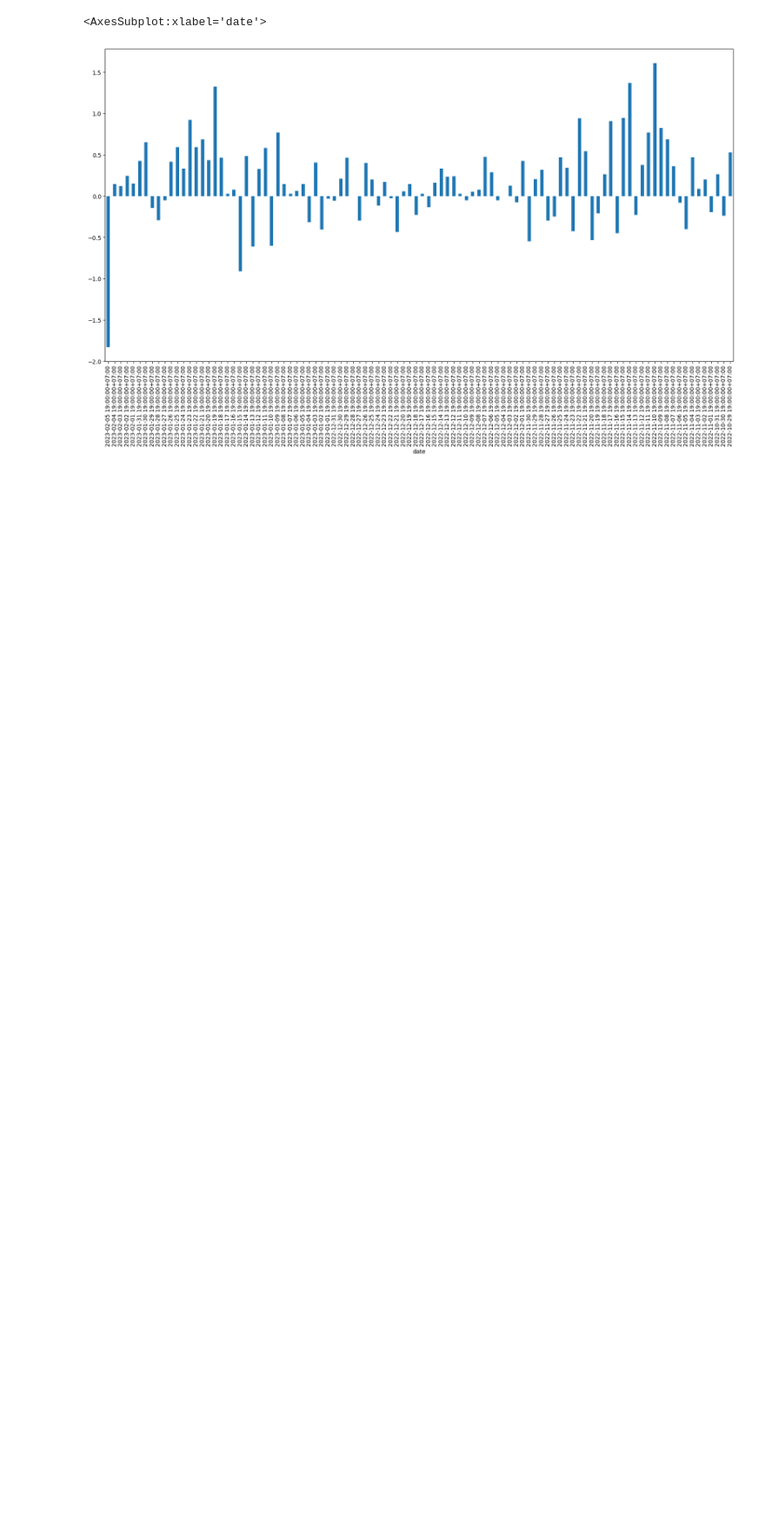
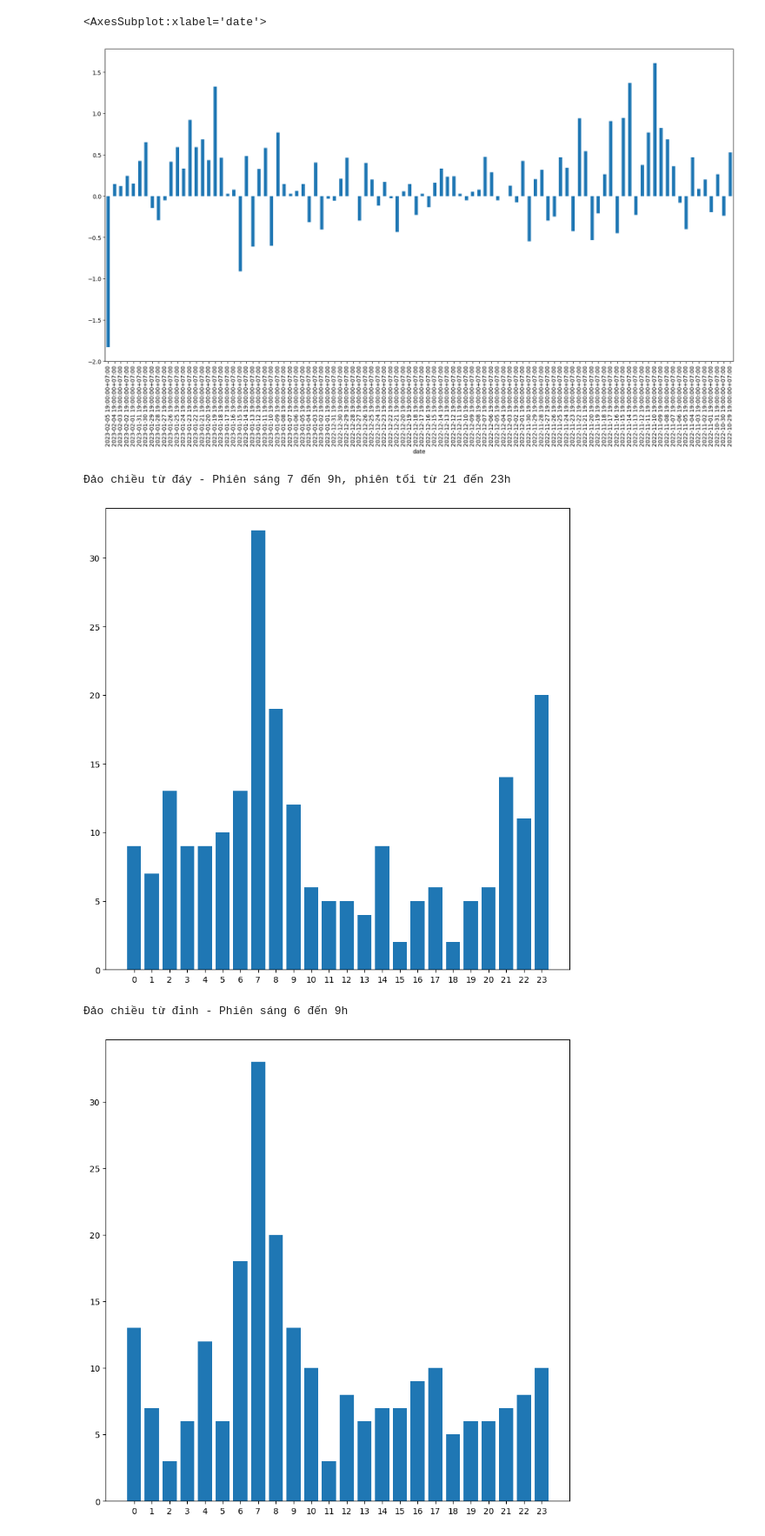
Before and after one commit to bachpx195/the_big_trade, a Jupyter notebook: TheBigTrade/HighestHourInDay.ipynb, the cells around one changed output. Shown: that part at 87% size. Drawn from its saved outputs; the diff is of its cells as text; code cells hidden in the pictures; blank space fills up the shorter version.

```diff
--- a/TheBigTrade/HighestHourInDay.ipynb
+++ b/TheBigTrade/HighestHourInDay.ipynb
@@ -335,3 +335,31 @@ down_df = data_prices[data_prices['type'] == 'down'].groupby(['day'])['type'].si
 up_df = data_prices[data_prices['type'] == 'up'].groupby(['day'])['type'].size().reset_index(name='count_up')
 
 a = pd.merge(down_df, up_df, on=["day"])
+# %%
+print("Đảo chiều từ đáy - Phiên sáng 7 đến 9h, phiên tối từ 21 đến 23h")
+
+DayOfWeekOfCall = [0, 1, 2, 3, 4, 5, 6, 7, 8, 9, 10, 11, 12,
+                   13, 14, 15, 16, 17, 18, 19, 20, 21, 22, 23]
+DispatchesOnThisWeekday = [9, 7, 13, 9, 9, 10, 13, 32, 19, 12,
+                           6, 5, 5, 4, 9, 2, 5, 6, 2, 5, 6, 14, 11, 20]
+
+LABELS = [0, 1, 2, 3, 4, 5, 6, 7, 8, 9, 10, 11, 12,
+          13, 14, 15, 16, 17, 18, 19, 20, 21, 22, 23]
+
+plt.bar(DayOfWeekOfCall, DispatchesOnThisWeekday, align='center')
+plt.xticks(DayOfWeekOfCall, LABELS)
+plt.show()
+
+print("Đảo chiều từ đỉnh - Phiên sáng 6 đến 9h")
+
+DispatchesOnThisWeekday = [13, 7, 3, 6, 12, 6, 18, 33,
+                           20, 13, 10, 3, 8, 6, 7, 7, 9, 10, 5, 6, 6, 7, 8, 10]
+
+plt.bar(DayOfWeekOfCall, DispatchesOnThisWeekday, align='center')
+plt.xticks(DayOfWeekOfCall, LABELS)
+plt.show()
+# %% [output]
+Đảo chiều từ đáy - Phiên sáng 7 đến 9h, phiên tối từ 21 đến 23h
+[figure, added]
+Đảo chiều từ đỉnh - Phiên sáng 6 đến 9h
+[figure, added]
```
Also changed, not shown: parts of 1 cell of this notebook, 9 other files.
